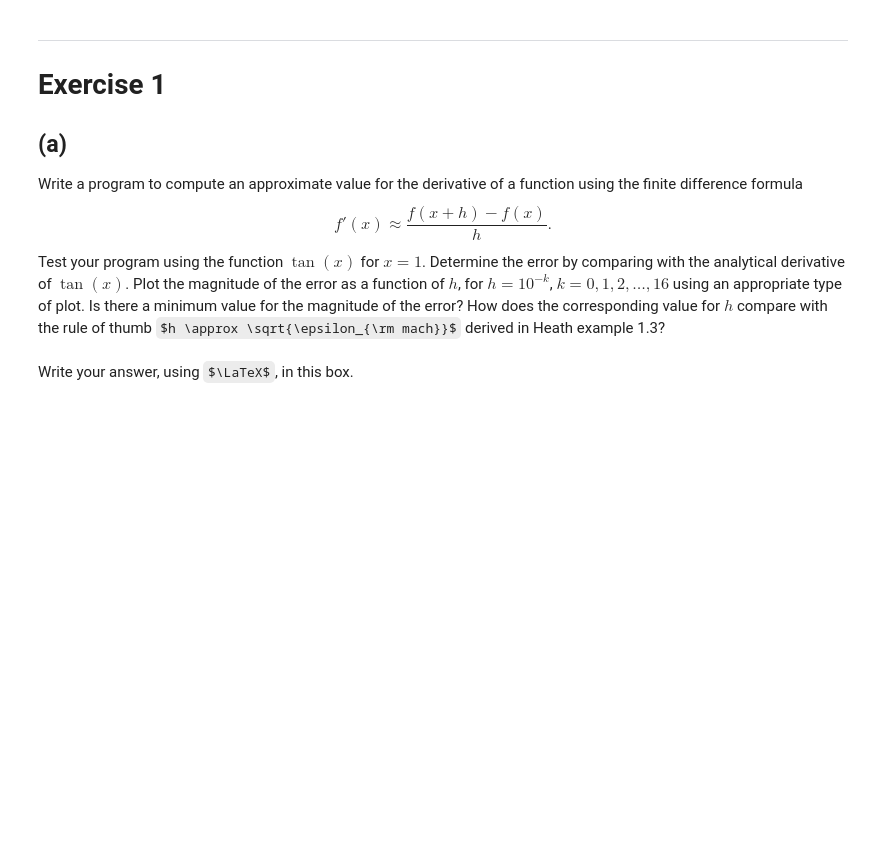
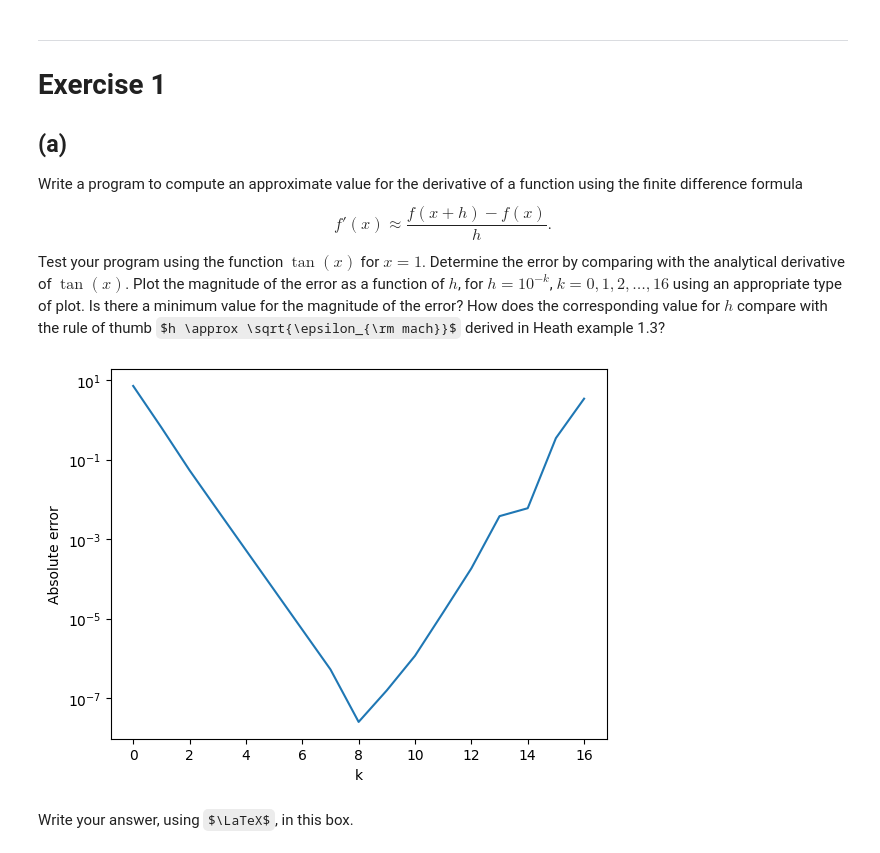
Before and after one commit to koenweverink/numericalAlgorithms, a Jupyter notebook: hw1_2023.ipynb, the cells around one changed output. Drawn from its saved outputs; the diff is of its cells as text; code cells hidden in the pictures; some formulas as TeX source; blank space fills up the shorter version.

```diff
--- a/hw1_2023.ipynb
+++ b/hw1_2023.ipynb
@@ -104,7 +104,29 @@ Write a program to compute an approximate value for the derivative of a function
 $$f'(x) \approx \frac{f(x+h) - f(x)}{h} .$$
 Test your program using the function $\tan(x)$ for $x=1$. Determine the error by comparing with the analytical derivative of $\tan(x)$. Plot the magnitude of the error as a function of $h$, for $h = 10^{-k}$, $k=0,1,2, \ldots, 16$ using an appropriate type of plot. Is there a minimum value for the magnitude of the error? How does the corresponding value for $h$ compare with the rule of thumb $h \approx \sqrt{\epsilon_{\rm mach}}$ derived in Heath example 1.3?
 # %%
-# your code here
+def function(x):
+    return tan(x)
+
+def derivative(x):
+    return 1 / (np.cos(x) ** 2)
+
+def differentiate_a(function, k, x):
+    h = 10 ** -k
+    derivative = (function(x + h) - function(x)) / h
+    return derivative
+
+x = 1
+errors = []
+ks = range(17)
+for k in ks:
+    errors.append(abs(differentiate_a(function, k, x) - derivative(x)))
+
+plt.plot(ks, errors)
+plt.xlabel("k")
+plt.ylabel("Absolute error")
+plt.yscale('log')
+# %% [output]
+[figure, added]
 # %% [markdown]
 Write your answer, using $\LaTeX$, in this box.
 # %% [markdown]
```
Also changed, not shown: parts of 1 cell of this notebook.
